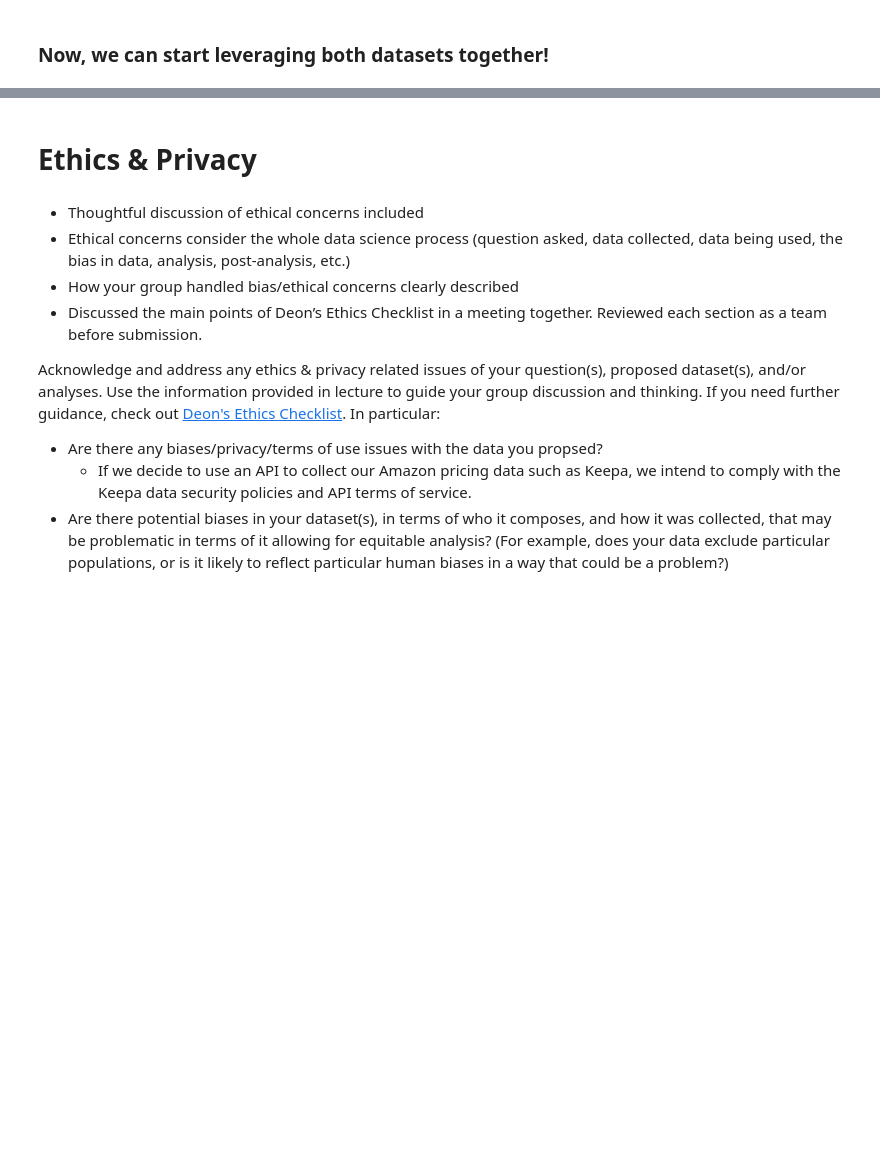
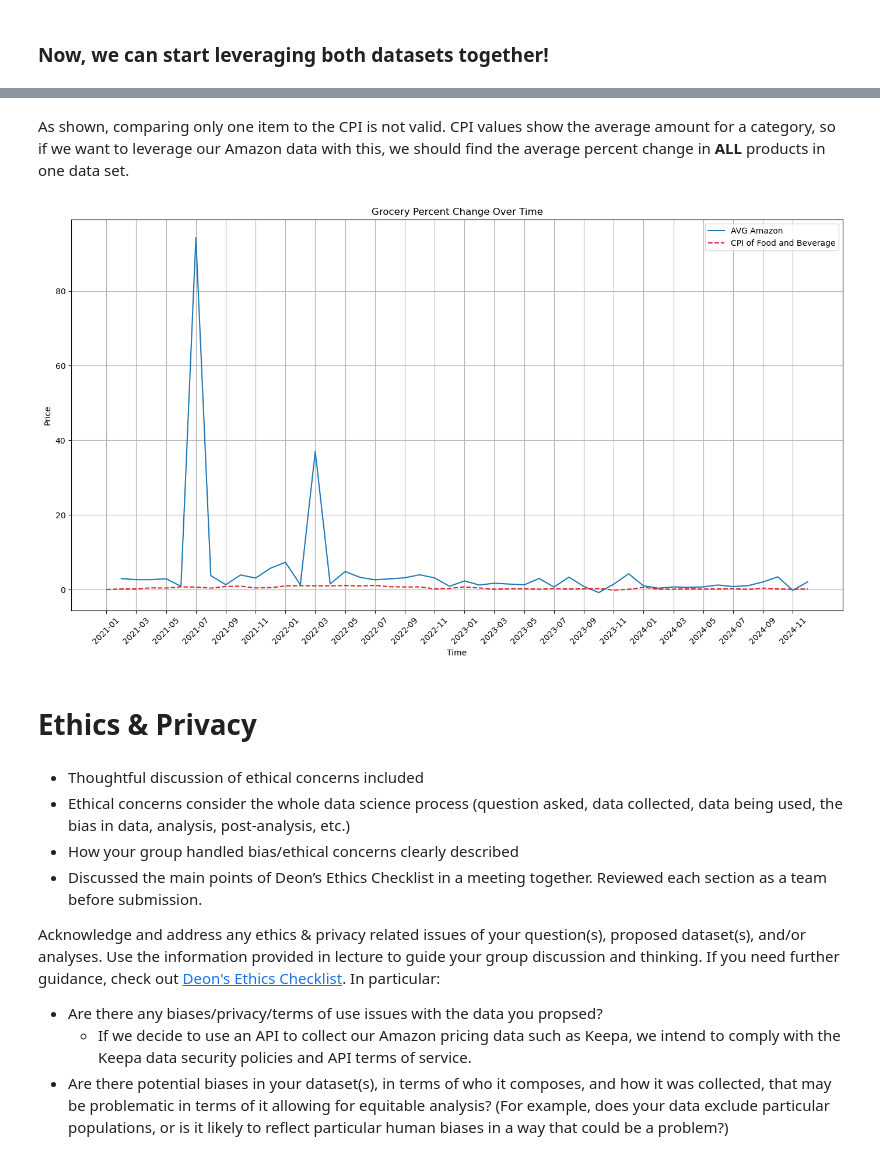
Before and after one commit to domwrm/Amazon-Pricing-Anlysis, a Jupyter notebook: EDACheckpoint_Group031_WI25.ipynb, the cells around one changed output, grey strips where cells are left out. Cells and saved outputs as stored; diff of their text form; code cells hidden in the pictures; blank space fills up the shorter version.

Commit message:
CPI & Amazon Comparison (EDA pt2)

```diff
--- a/EDACheckpoint_Group031_WI25.ipynb
+++ b/EDACheckpoint_Group031_WI25.ipynb
@@ -833,3 +895,33 @@ Some more words and stuff.  Remember notebooks work best if you interleave the c
+# %% [markdown]
+As shown, comparing only one item to the CPI is not valid. CPI values show the average amount for a category, so if we want to leverage our Amazon data with this, we should find the average percent change in **ALL** products in one data set.
+# %%
+grocery_avg = grocery_perc_diff.mean(axis=0, skipna=True)
+
+# Create the plot
+plt.figure(figsize=(14, 8))
+
+# Plot Arizona prices (smooth line without markers)
+plt.plot(dates, grocery_avg, linestyle="-", color="tab:blue", label="AVG Amazon")
+
+# Plot Grocery and Foods prices (smooth line without markers)
+plt.plot(dates, grocery_values, linestyle="--", color="tab:red", label="CPI of Food and Beverage")
+
+# Customize x-axis ticks (show only some dates)
+selected_dates = dates[::2]  # Show every 2nd date (e.g., Jan, Mar, May, etc.)
+plt.xticks(selected_dates, rotation=45)  # Rotate x-axis labels for better readability
+
+# Add labels and title
+plt.xlabel("Time")
+plt.ylabel("Price")
+plt.title("Grocery Percent Change Over Time")
+plt.legend()
+plt.grid(True)
+plt.tight_layout()
+
+# Show the plot
+plt.show()
+# %% [output]
+[figure, added]
 # %% [markdown]
 # Ethics & Privacy
 # %% [markdown]
```
Also changed, not shown: parts of 14 cells of this notebook.
